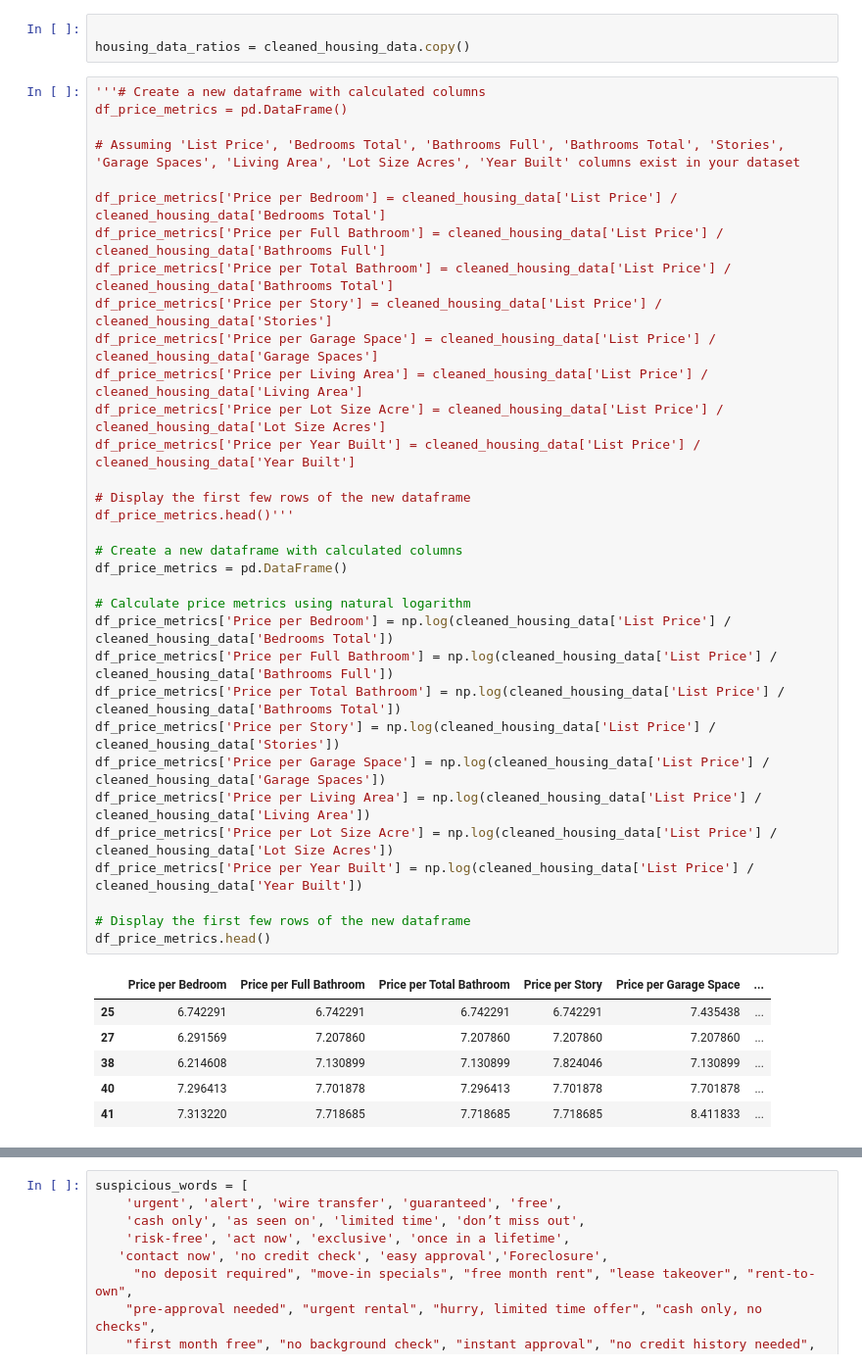
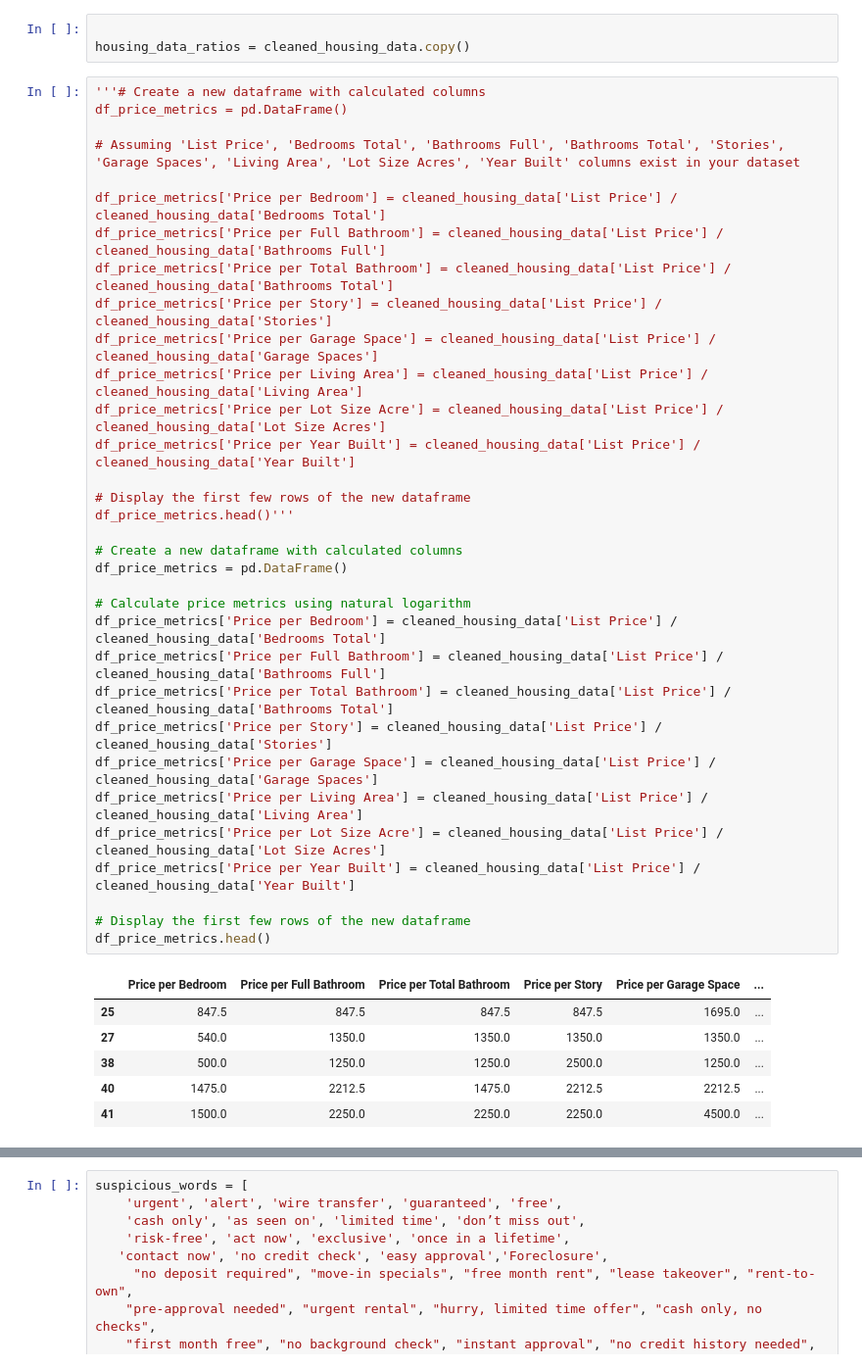
Before and after one commit to MikeMan161/2024-AI4Good-Hackathon, a Jupyter notebook: Apartment_Scam_Detection_Project.ipynb, the cells around one changed output, grey strips where cells are left out. Shown at 98% size. Cells and saved outputs as stored; diff of their text form.

```diff
--- a/Apartment_Scam_Detection_Project.ipynb
+++ b/Apartment_Scam_Detection_Project.ipynb
@@ -502,43 +502,43 @@ housing_data_ratios = cleaned_housing_data.copy()
 # %%
 '''# Create a new dataframe with calculated columns
 df_price_metrics = pd.DataFrame()
 
 # Assuming 'List Price', 'Bedrooms Total', 'Bathrooms Full', 'Bathrooms Total', 'Stories', 'Garage Spaces', 'Living Area', 'Lot Size Acres', 'Year Built' columns exist in your dataset
 
 df_price_metrics['Price per Bedroom'] = cleaned_housing_data['List Price'] / cleaned_housing_data['Bedrooms Total']
 df_price_metrics['Price per Full Bathroom'] = cleaned_housing_data['List Price'] / cleaned_housing_data['Bathrooms Full']
 df_price_metrics['Price per Total Bathroom'] = cleaned_housing_data['List Price'] / cleaned_housing_data['Bathrooms Total']
 df_price_metrics['Price per Story'] = cleaned_housing_data['List Price'] / cleaned_housing_data['Stories']
 df_price_metrics['Price per Garage Space'] = cleaned_housing_data['List Price'] / cleaned_housing_data['Garage Spaces']
 df_price_metrics['Price per Living Area'] = cleaned_housing_data['List Price'] / cleaned_housing_data['Living Area']
 df_price_metrics['Price per Lot Size Acre'] = cleaned_housing_data['List Price'] / cleaned_housing_data['Lot Size Acres']
 df_price_metrics['Price per Year Built'] = cleaned_housing_data['List Price'] / cleaned_housing_data['Year Built']
 
 # Display the first few rows of the new dataframe
 df_price_metrics.head()'''
 
 # Create a new dataframe with calculated columns
 df_price_metrics = pd.DataFrame()
 
 # Calculate price metrics using natural logarithm
-df_price_metrics['Price per Bedroom'] = np.log(cleaned_housing_data['List Price'] / cleaned_housing_data['Bedrooms Total'])
-df_price_metrics['Price per Full Bathroom'] = np.log(cleaned_housing_data['List Price'] / cleaned_housing_data['Bathrooms Full'])
-df_price_metrics['Price per Total Bathroom'] = np.log(cleaned_housing_data['List Price'] / cleaned_housing_data['Bathrooms Total'])
-df_price_metrics['Price per Story'] = np.log(cleaned_housing_data['List Price'] / cleaned_housing_data['Stories'])
-df_price_metrics['Price per Garage Space'] = np.log(cleaned_housing_data['List Price'] / cleaned_housing_data['Garage Spaces'])
-df_price_metrics['Price per Living Area'] = np.log(cleaned_housing_data['List Price'] / cleaned_housing_data['Living Area'])
-df_price_metrics['Price per Lot Size Acre'] = np.log(cleaned_housing_data['List Price'] / cleaned_housing_data['Lot Size Acres'])
-df_price_metrics['Price per Year Built'] = np.log(cleaned_housing_data['List Price'] / cleaned_housing_data['Year Built'])
+df_price_metrics['Price per Bedroom'] = cleaned_housing_data['List Price'] / cleaned_housing_data['Bedrooms Total']
+df_price_metrics['Price per Full Bathroom'] = cleaned_housing_data['List Price'] / cleaned_housing_data['Bathrooms Full']
+df_price_metrics['Price per Total Bathroom'] = cleaned_housing_data['List Price'] / cleaned_housing_data['Bathrooms Total']
+df_price_metrics['Price per Story'] = cleaned_housing_data['List Price'] / cleaned_housing_data['Stories']
+df_price_metrics['Price per Garage Space'] = cleaned_housing_data['List Price'] / cleaned_housing_data['Garage Spaces']
+df_price_metrics['Price per Living Area'] = cleaned_housing_data['List Price'] / cleaned_housing_data['Living Area']
+df_price_metrics['Price per Lot Size Acre'] = cleaned_housing_data['List Price'] / cleaned_housing_data['Lot Size Acres']
+df_price_metrics['Price per Year Built'] = cleaned_housing_data['List Price'] / cleaned_housing_data['Year Built']
 
 # Display the first few rows of the new dataframe
 df_price_metrics.head()
 # %% [output]
 |  | Price per Bedroom | Price per Full Bathroom | Price per Total Bathroom | Price per Story | Price per Garage Space | ... |
-| 25 | 6.742291 | 6.742291 | 6.742291 | 6.742291 | 7.435438 | ... |
-| 27 | 6.291569 | 7.207860 | 7.207860 | 7.207860 | 7.207860 | ... |
-| 38 | 6.214608 | 7.130899 | 7.130899 | 7.824046 | 7.130899 | ... |
-| 40 | 7.296413 | 7.701878 | 7.296413 | 7.701878 | 7.701878 | ... |
-| 41 | 7.313220 | 7.718685 | 7.718685 | 7.718685 | 8.411833 | ... |
+| 25 | 847.5 | 847.5 | 847.5 | 847.5 | 1695.0 | ... |
+| 27 | 540.0 | 1350.0 | 1350.0 | 1350.0 | 1350.0 | ... |
+| 38 | 500.0 | 1250.0 | 1250.0 | 2500.0 | 1250.0 | ... |
+| 40 | 1475.0 | 2212.5 | 1475.0 | 2212.5 | 2212.5 | ... |
+| 41 | 1500.0 | 2250.0 | 2250.0 | 2250.0 | 4500.0 | ... |
 # %%
 df_price_metrics['Price per Story'].fillna(cleaned_housing_data['List Price'], inplace=True)
 
```
Also changed, not shown: parts of 16 cells of this notebook, 10 other files.
